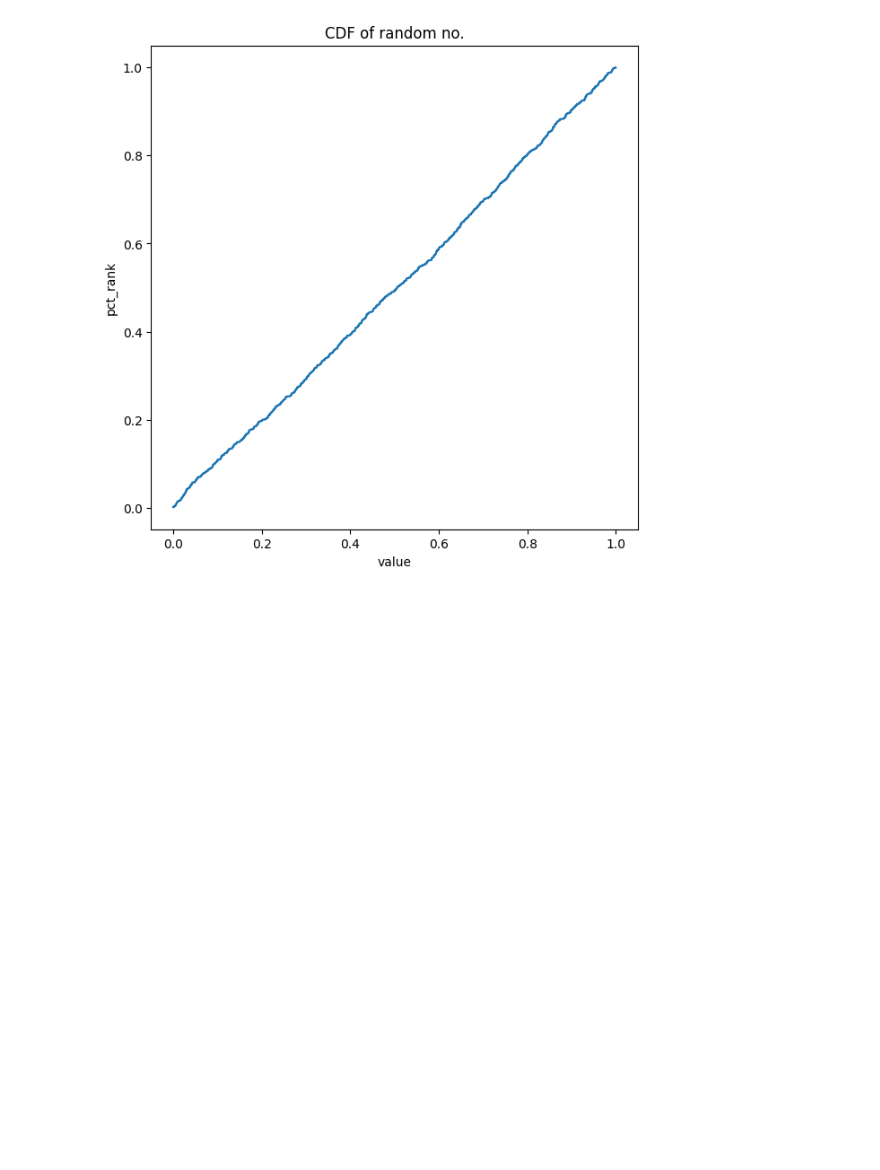
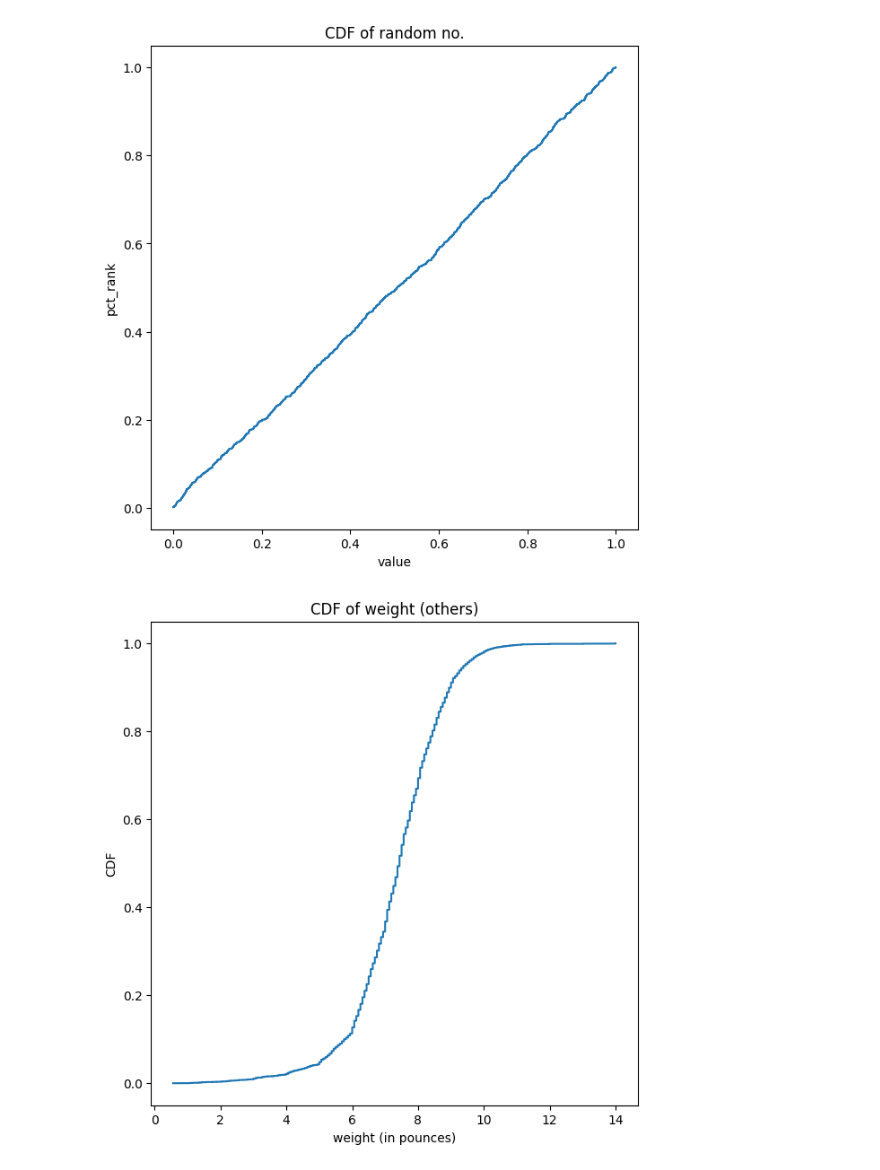
Before and after one commit to marcusloop/ThinkStats2, a Jupyter notebook: code/chap04ex.ipynb, the cells around one changed output. Drawn from its saved outputs; the diff is of its cells as text; code cells hidden in the pictures; blank space fills up the shorter version.

```diff
--- a/code/chap04ex.ipynb
+++ b/code/chap04ex.ipynb
@@ -285,3 +285,15 @@ ax.set_ylabel('pct_rank')
 plt.show()
 # %% [output]
 [figure]
+# %%
+other_wgt = other_wgt.to_frame(name='totalwgt_lb')
+other_wgt['pct_rank'] = other_wgt['totalwgt_lb'].rank(pct = True)
+other_wgt = other_wgt.sort_values(by = 'pct_rank')
+fig, ax = plt.subplots(figsize = (7,7))
+ax.step(x = other_wgt['totalwgt_lb'], y = other_wgt['pct_rank'], where = 'post')
+ax.set_title('CDF of weight (others)')
+ax.set_xlabel('weight (in pounces)')
+ax.set_ylabel('CDF')
+plt.show()
+# %% [output]
+[figure, added]
```
